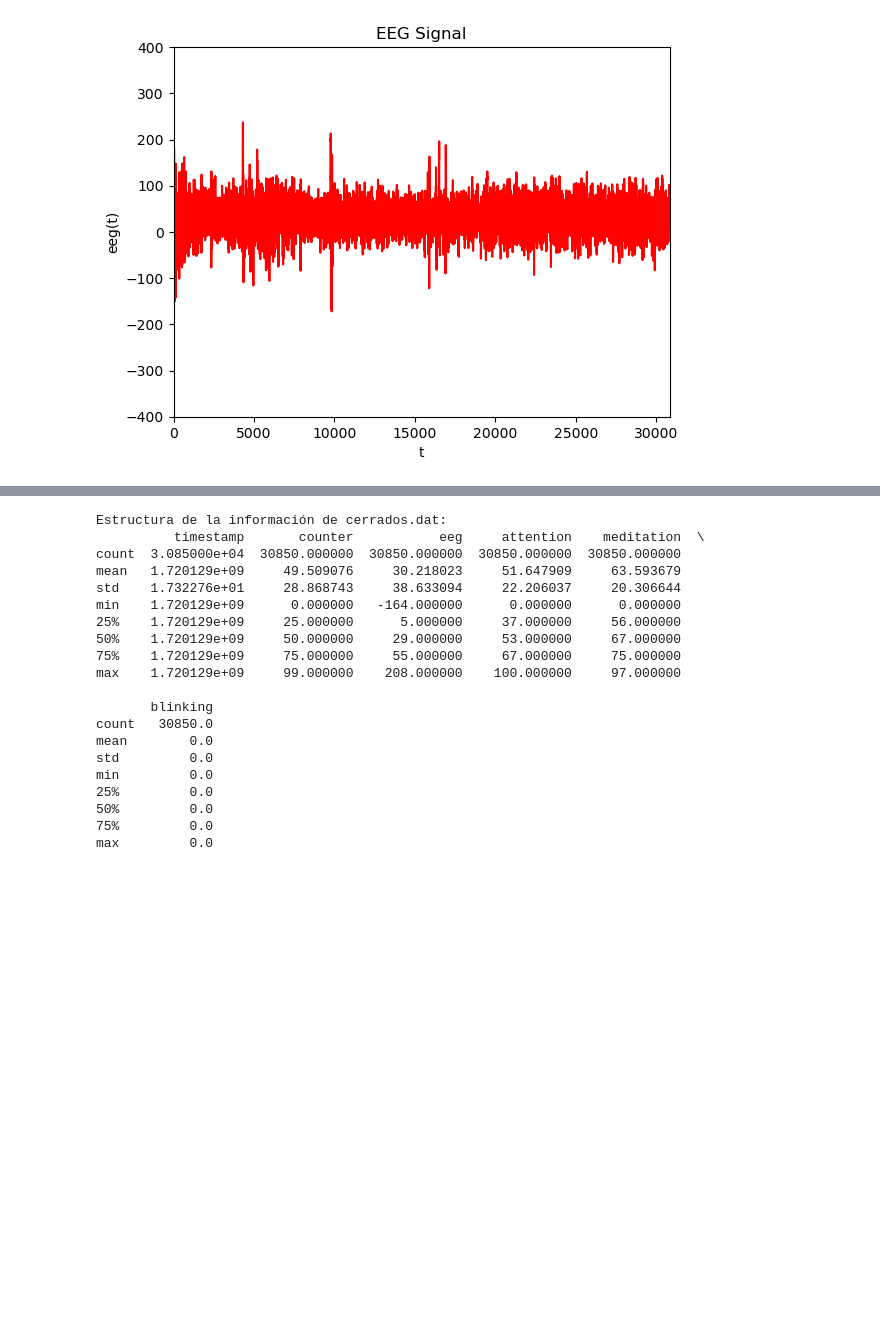
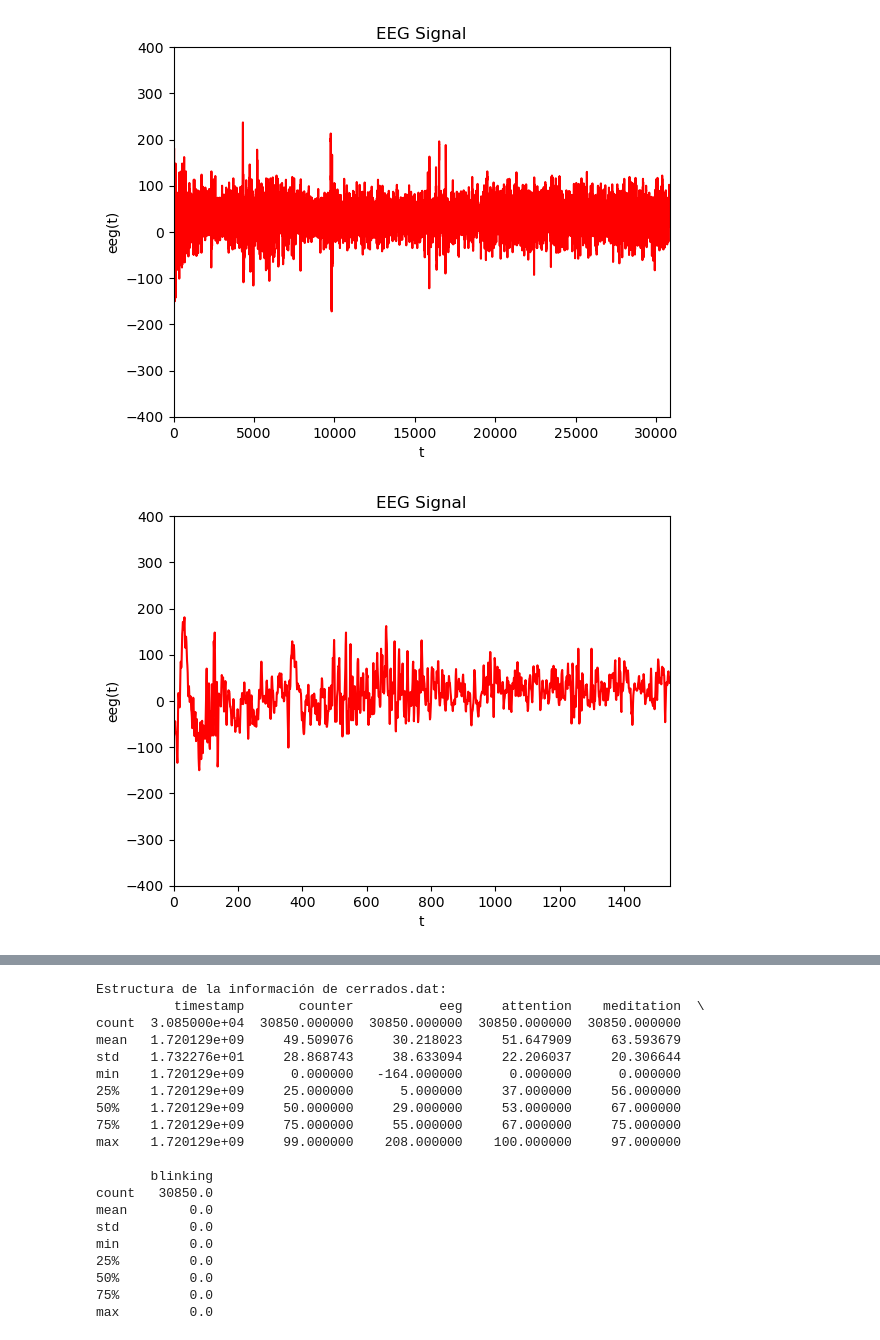
Before and after one commit to MatiasLoiseau/EEG-Analyzer, a Jupyter notebook: exploratory_analysis.ipynb, the cells around one changed output, grey strips where cells are left out. Drawn from its saved outputs; the diff is of its cells as text; code cells hidden in the pictures; blank space fills up the shorter version.

```diff
--- a/exploratory_analysis.ipynb
+++ b/exploratory_analysis.ipynb
@@ -53,3 +54,13 @@ plt.xlim([0,len(eeg)])
 plt.show()
 # %% [output]
 [figure]
+# %%
+plt.plot(eeg,'r', label='EEG')
+plt.xlabel('t');
+plt.ylabel('eeg(t)');
+plt.title(r'EEG Signal')
+plt.ylim([-400, 400]);
+plt.xlim([0,len(eeg)/20])
+plt.show()
+# %% [output]
+[figure, added]
```
Also changed, not shown: parts of 9 cells of this notebook.
